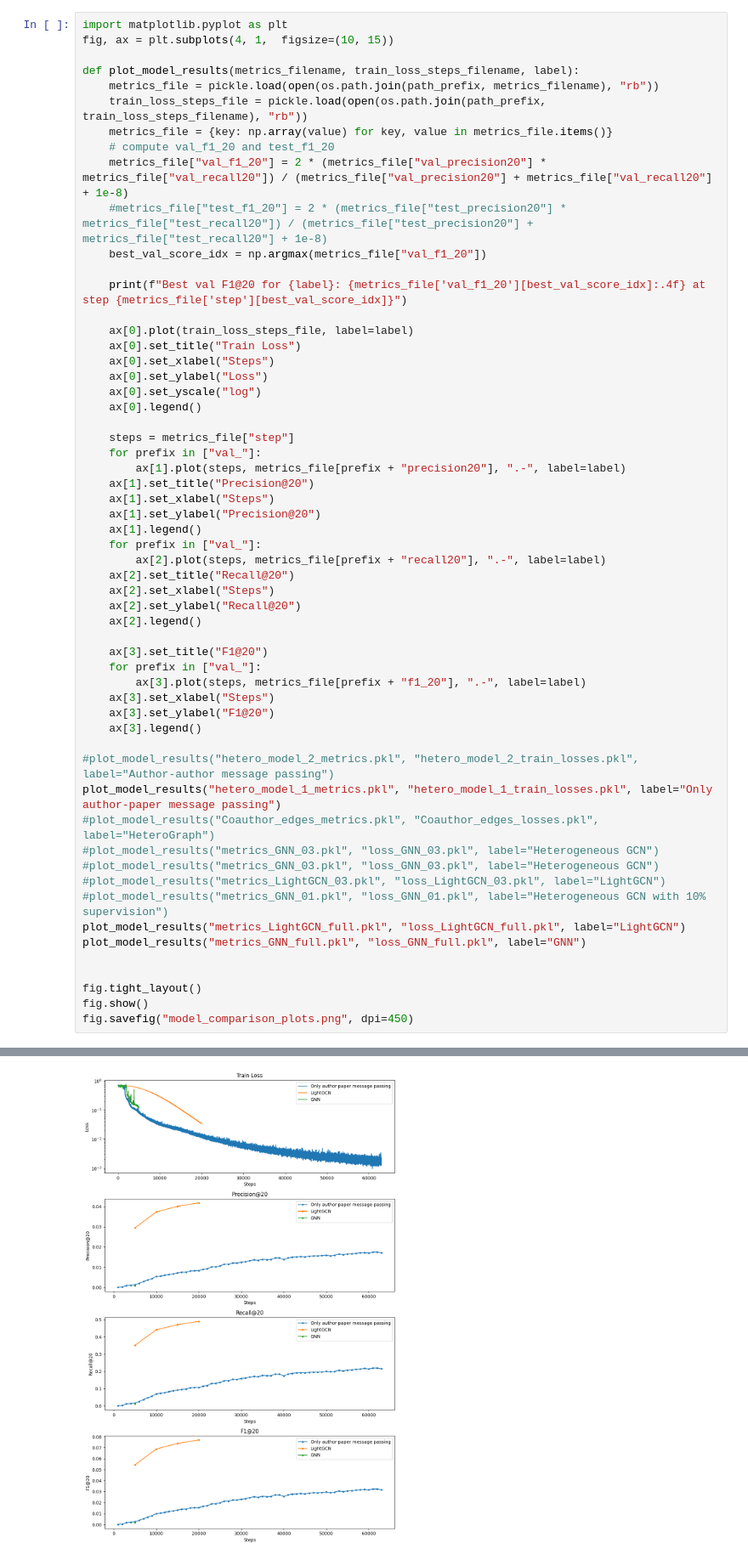
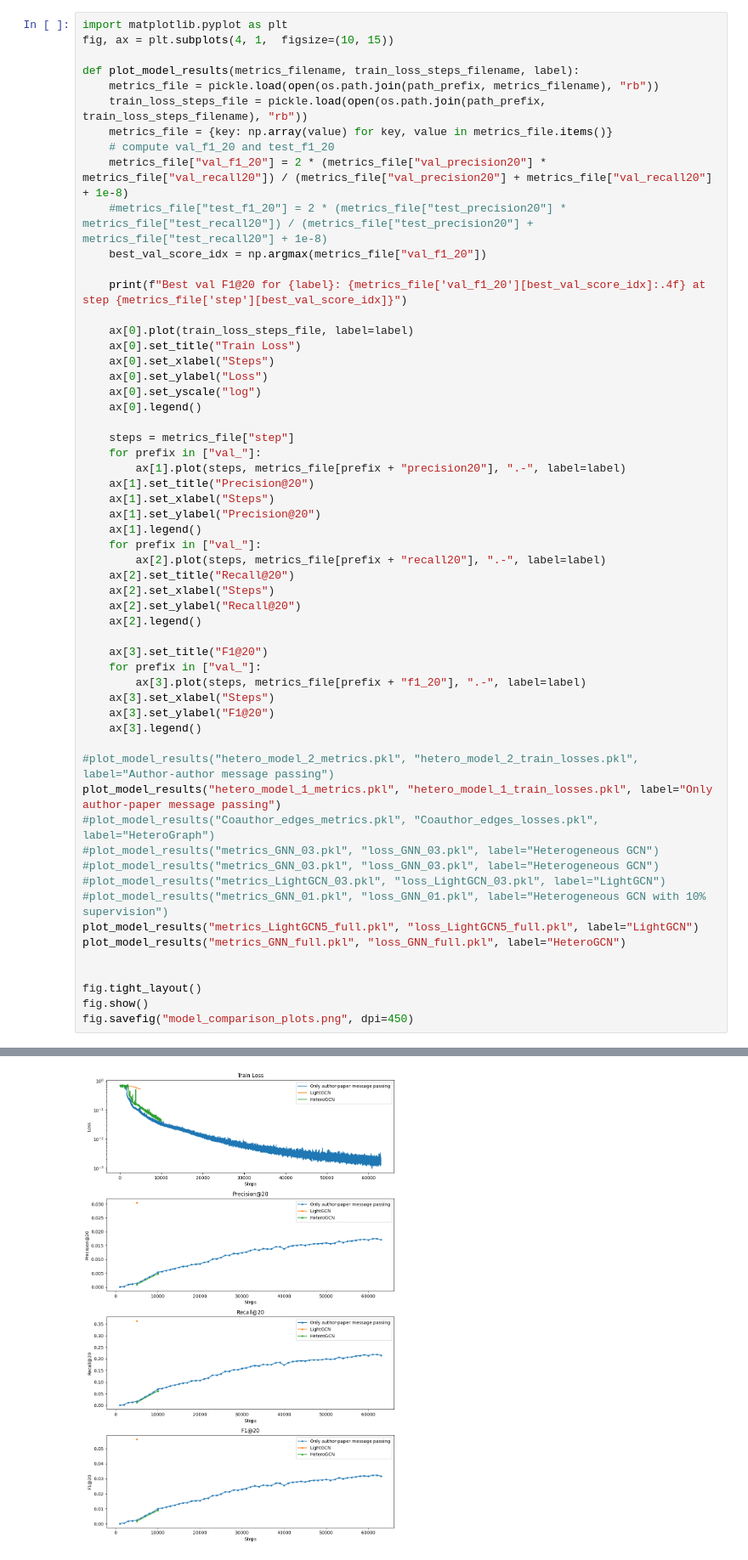
Before and after one commit to Jaluus/PaperTrail, a Jupyter notebook: analyze_results.ipynb, the cells around one changed output, grey strips where cells are left out. Shown: that part at 85% size. Cells and saved outputs as stored; diff of their text form.

```diff
--- a/analyze_results.ipynb
+++ b/analyze_results.ipynb
@@ -57,8 +57,8 @@ plot_model_results("hetero_model_1_metrics.pkl", "hetero_model_1_train_losses.pk
 #plot_model_results("metrics_GNN_03.pkl", "loss_GNN_03.pkl", label="Heterogeneous GCN")
 #plot_model_results("metrics_LightGCN_03.pkl", "loss_LightGCN_03.pkl", label="LightGCN")
 #plot_model_results("metrics_GNN_01.pkl", "loss_GNN_01.pkl", label="Heterogeneous GCN with 10% supervision")
-plot_model_results("metrics_LightGCN_full.pkl", "loss_LightGCN_full.pkl", label="LightGCN")
-plot_model_results("metrics_GNN_full.pkl", "loss_GNN_full.pkl", label="GNN")
+plot_model_results("metrics_LightGCN5_full.pkl", "loss_LightGCN5_full.pkl", label="LightGCN")
+plot_model_results("metrics_GNN_full.pkl", "loss_GNN_full.pkl", label="HeteroGCN")
 
 
 fig.tight_layout()
@@ -71 +71 @@ Best val F1@20 for GNN: 0.0017 at step 5000
-[figure, old version]
+[figure, new version]
```
Also changed, not shown: parts of 1 cell of this notebook, 5 other files.
